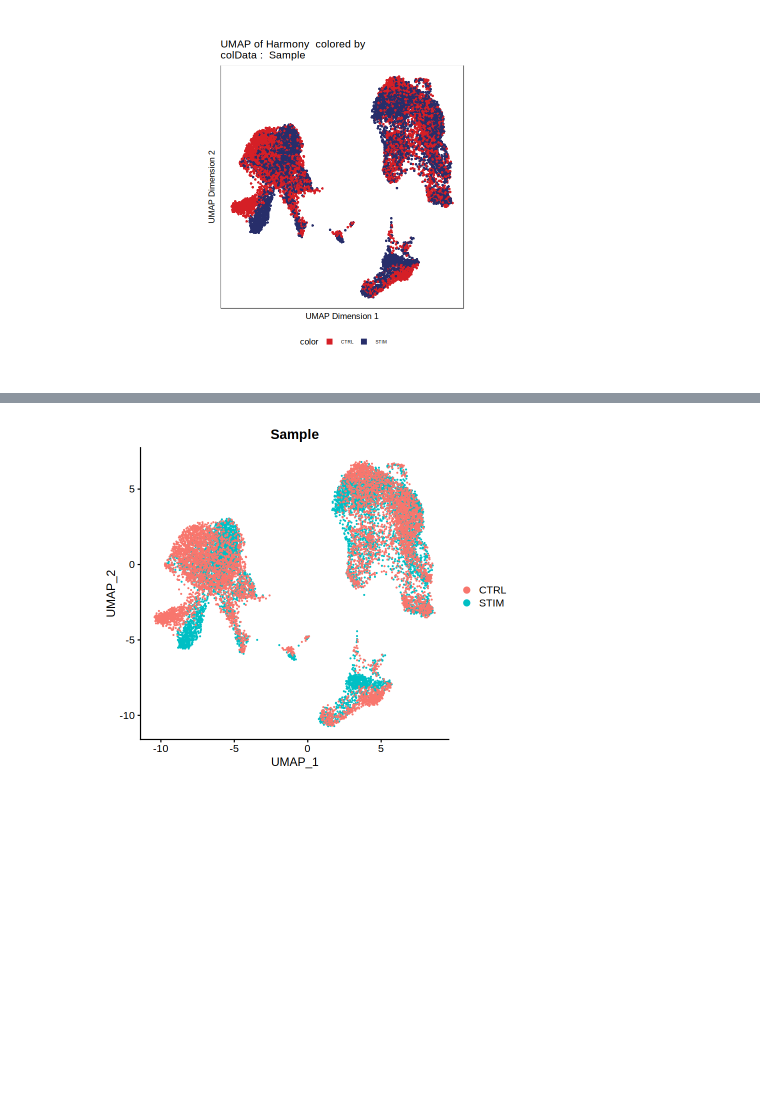
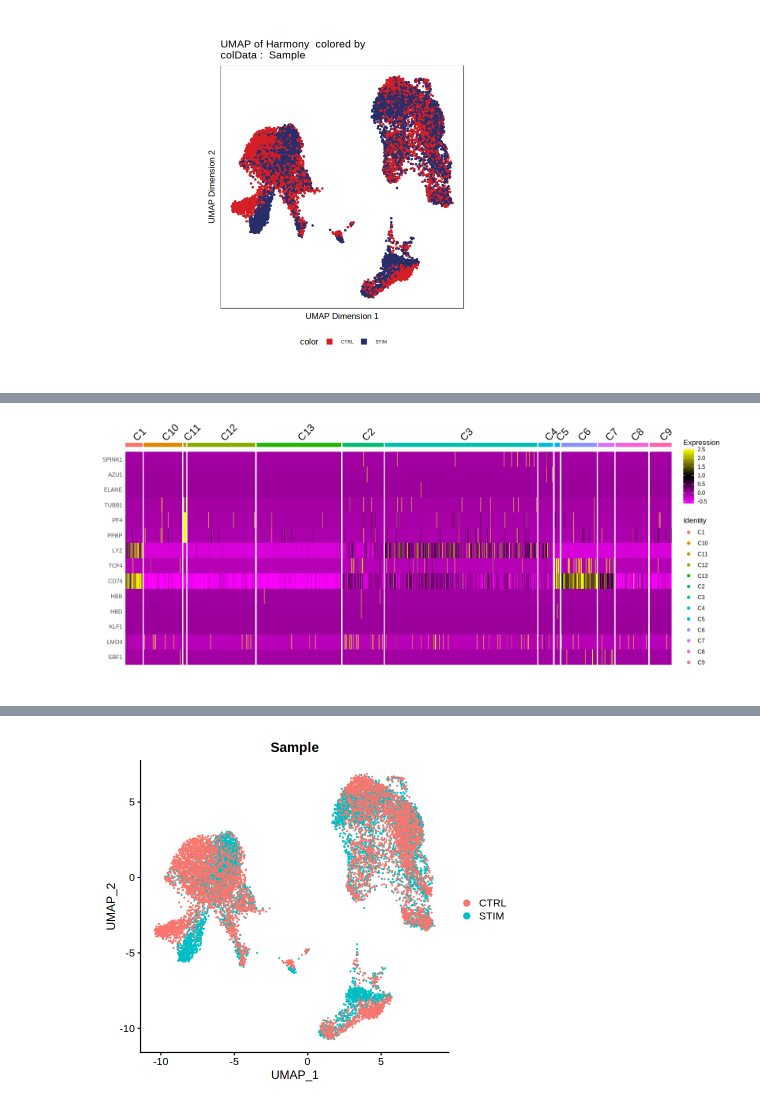
Before and after one commit to CostaLab/ArchRNA, a Jupyter notebook: vignettes/ifnb_integration.ipynb, the cells around one changed output, grey strips where cells are left out. Saved outputs shown, nothing was run; the diff lists cells and outputs as text; code cells hidden in the pictures; blank space fills up the shorter version.

```diff
--- a/vignettes/ifnb_integration.ipynb
+++ b/vignettes/ifnb_integration.ipynb
@@ -156 +156,5 @@ Warning message:
 [figure]
+# %%
+genes <- c("SPINK1", "AZU1", "MPO", "ELANE", "TUBB1", "PF4", "PPBP", "LYZ", "TCF4", "CD74", "HBB", "HBD", "KLF1", "PRG2", "LMO4", "EBF1")
+suppressMessages(DoHeatmapS(proj, features=genes, group.by="Clusters"))
+# %% [output]
@@ -157,3 +165,4 @@ Warning message:
+[figure, added]
 # %%
 ##convert to seurat-object
 seu <- suppressMessages(ArchRNA:::PartialSeurat(proj, embeddings = "UMAP", assay = "data"))
```
Also changed, not shown: parts of 8 cells of this notebook, 6 other files.
